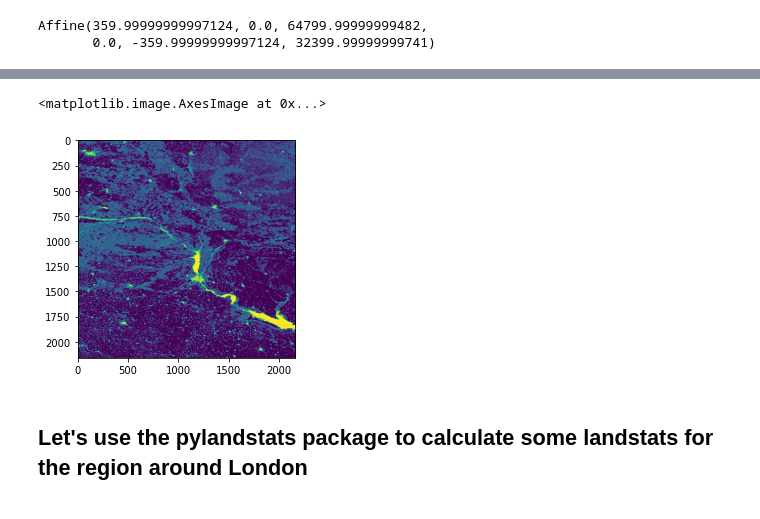
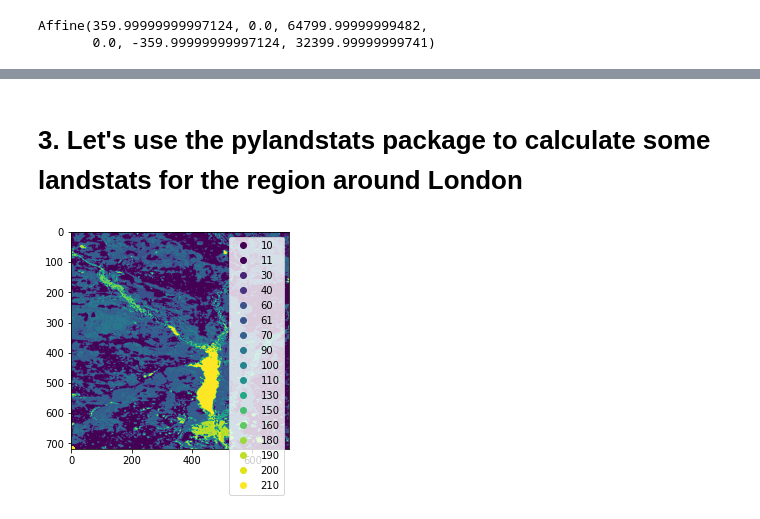
Before and after one commit to ai4er-cdt/geograph, a Jupyter notebook: notebooks/exploratory/svm-1-landcover-ceda-exploration.ipynb, the cells around one changed output, grey strips where cells are left out. Drawn from its saved outputs; the diff is of its cells as text; code cells hidden in the pictures.

```diff
--- a/notebooks/exploratory/svm-1-landcover-ceda-exploration.ipynb
+++ b/notebooks/exploratory/svm-1-landcover-ceda-exploration.ipynb
@@ -159,18 +200,8 @@ plt.imshow(tmp_data)
-# %%
-# Chernobyl:
-chernobyl_lat = 51.27
-chernobyl_lon = 30.22
-
-tmp_data = read_from_lat_lon(
-    dataset,
-    1,
-    lat=chernobyl_lat + np.array([-offset, offset]),
-    lon=chernobyl_lon + np.array([-offset, offset]),
-)
-
-plt.imshow(tmp_data)
-# %% [output]
-<matplotlib.image.AxesImage at 0x...>
-[figure, removed]
 # %% [markdown]
-## Let's use the pylandstats package to calculate some landstats for the region around London
+# 3. Let's use the pylandstats package to calculate some landstats for the region around London
+# %%
+chernobyl_area = pls.Landscape(tmp_data, res=(300, 300))
+# %%
+chernobyl_area.plot_landscape(legend=True)
+# %% [output]
+[figure, added]
```
Also changed, not shown: parts of 22 cells of this notebook.
